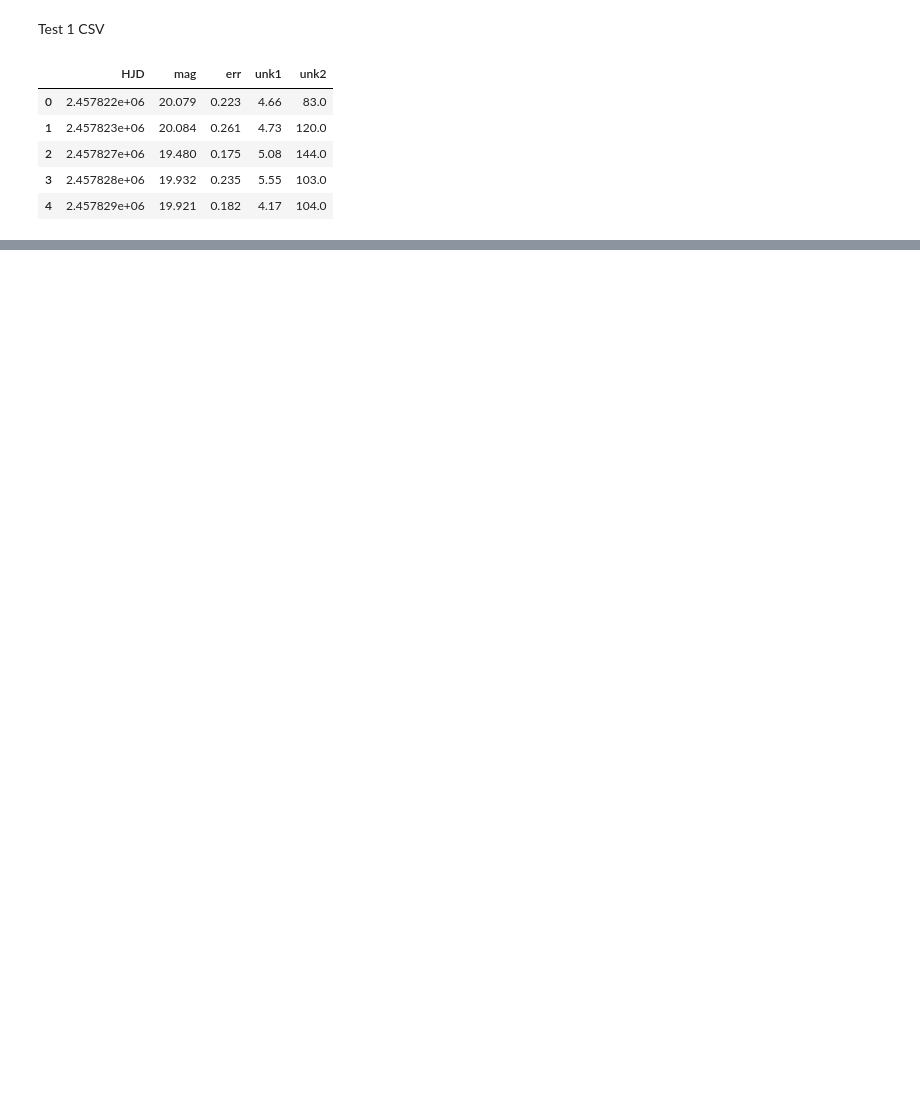
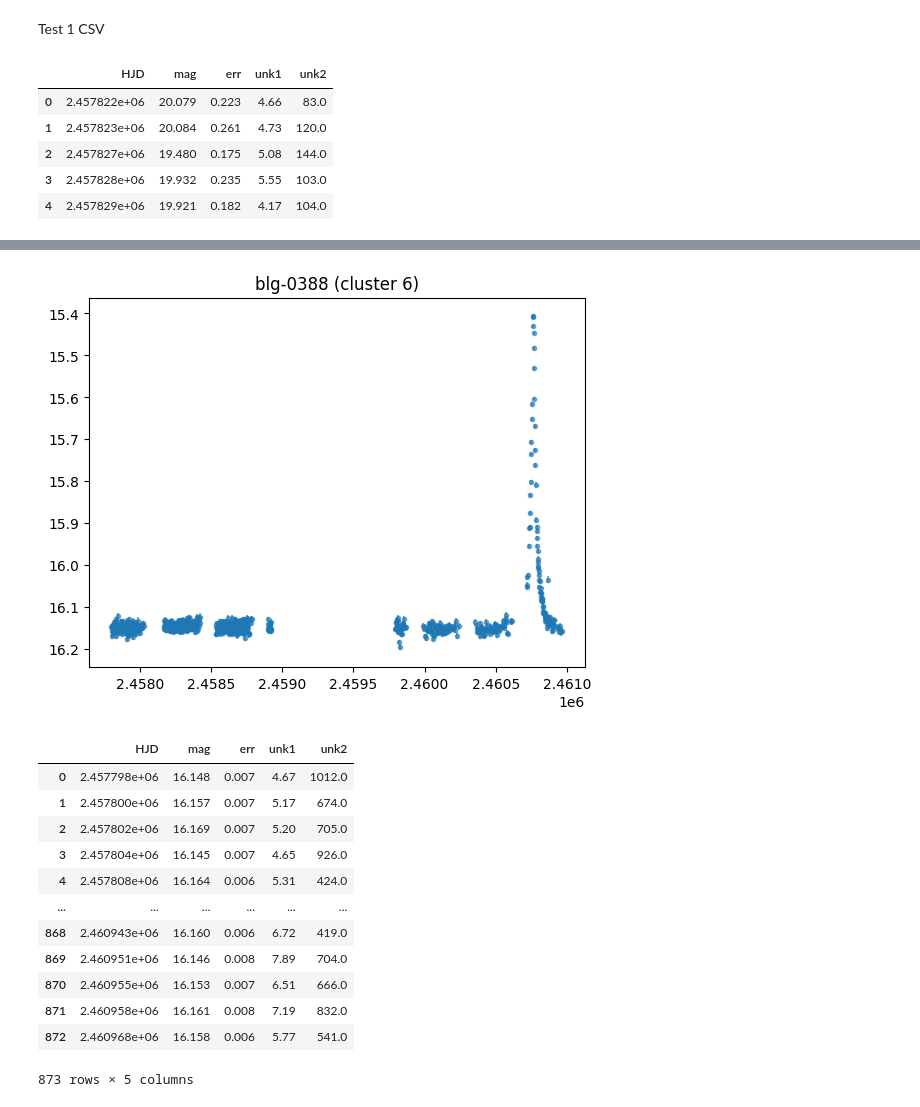
Before and after one commit to abheekda1/ogle-microlensing-automation, a Jupyter notebook: notebooks/01_feature_engineering.ipynb, the cells around one changed output, grey strips where cells are left out. Drawn from its saved outputs; the diff is of its cells as text; code cells hidden in the pictures; blank space fills up the shorter version.

```diff
--- a/notebooks/01_feature_engineering.ipynb
+++ b/notebooks/01_feature_engineering.ipynb
@@ -172,0 +502,25 @@ plt.show()
+# %%
+df = pd.read_csv("data/raw/ogle4/2025/photometry/blg-0161_phot.dat",
+                 sep='\\s+', names=["HJD", "mag", "err", 'unk1', 'unk2'])
+# df = pd.read_table(f"data/raw/ogle4/2025/photometry/blg-0024_phot.dat",names=["HJD", "mag", "err", 'unk1', 'unk2'])
+# df
+plt.errorbar(df["HJD"], df["mag"], yerr=df["err"], fmt=".", alpha=0.6)
+plt.gca().invert_yaxis()
+plt.title(f"{event} (cluster {c})")
+plt.show()
+df
+# %% [output]
+[figure, added]
+|  | HJD | mag | err | unk1 | unk2 |
+| 0 | 2.457798e+06 | 16.148 | 0.007 | 4.67 | 1012.0 |
+| 1 | 2.457800e+06 | 16.157 | 0.007 | 5.17 | 674.0 |
+| 2 | 2.457802e+06 | 16.169 | 0.007 | 5.20 | 705.0 |
+| 3 | 2.457804e+06 | 16.145 | 0.007 | 4.65 | 926.0 |
+| 4 | 2.457808e+06 | 16.164 | 0.006 | 5.31 | 424.0 |
+| ... | ... | ... | ... | ... | ... |
+| 868 | 2.460943e+06 | 16.160 | 0.006 | 6.72 | 419.0 |
+| 869 | 2.460951e+06 | 16.146 | 0.008 | 7.89 | 704.0 |
+| 870 | 2.460955e+06 | 16.153 | 0.007 | 6.51 | 666.0 |
+| 871 | 2.460958e+06 | 16.161 | 0.008 | 7.19 | 832.0 |
+| 872 | 2.460968e+06 | 16.158 | 0.006 | 5.77 | 541.0 |
+873 rows × 5 columns
```
Also changed, not shown: parts of 13 cells of this notebook, 2 other files.
